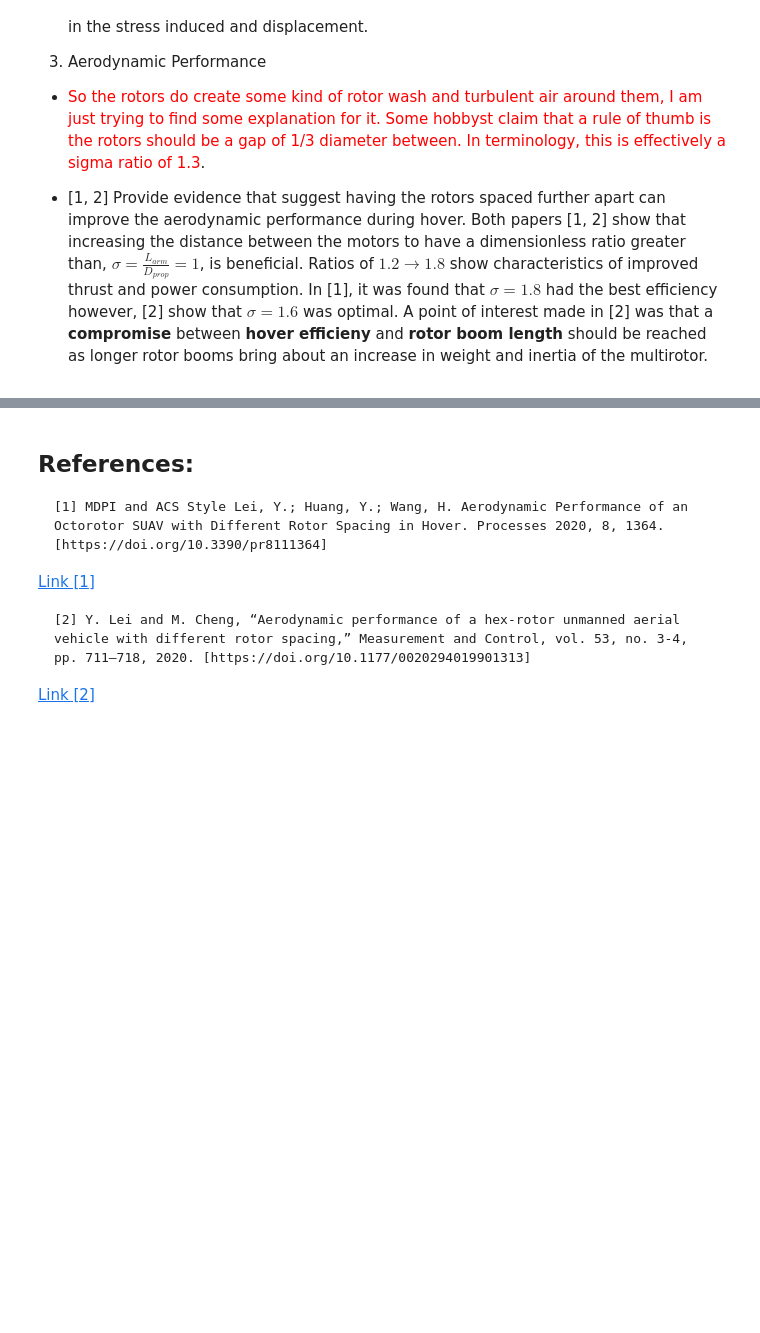
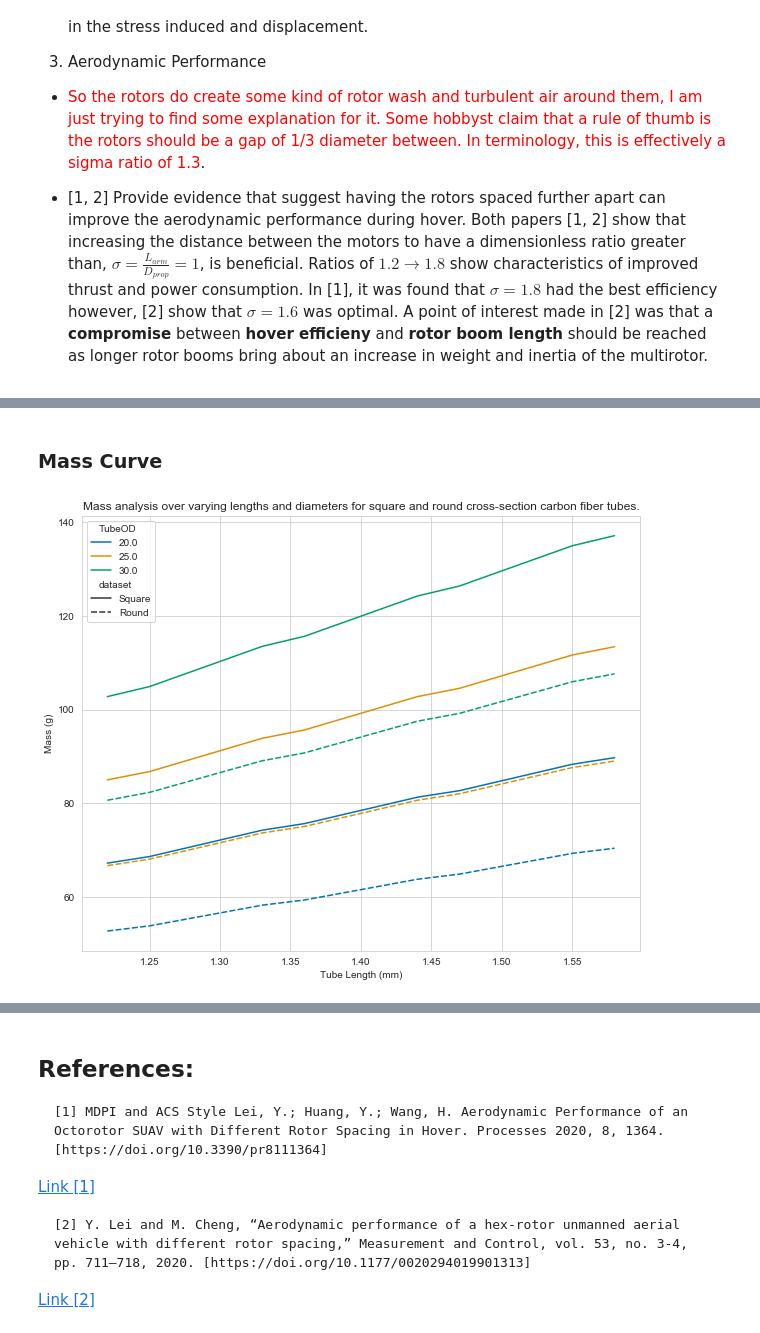
Before and after one commit to MBorrageiro/MScDrone-Py-Notebooks, a Jupyter notebook: rboom-length-analysis/RotorBoomLengthAnalysis.ipynb, the cells around one changed output, grey strips where cells are left out. Cells and saved outputs as stored; diff of their text form; code cells hidden in the pictures; blank space fills up the shorter version.

Commit message:
Update: Analysis and Conclusions

```diff
--- a/rboom-length-analysis/RotorBoomLengthAnalysis.ipynb
+++ b/rboom-length-analysis/RotorBoomLengthAnalysis.ipynb
@@ -177,3 +198,6 @@ dfSquare = pd.read_csv("CSVFiles/clean_CFSquareBoom20Kg2Bolts.csv")
 dfRound = pd.read_csv("CSVFiles/clean_CFRoundBoom20Kg2Bolts.csv")
 
 dfConcat = pd.concat([dfSquare.assign(dataset='Square'), dfRound.assign(dataset='Round')])
+# %%
+boom_data = dfConcat
+boom_data.head()
@@ -245,0 +281,4 @@ The expected response from increasing the rotor boom lengths as the following ef
+# %%
+focusDf = boom_data[(boom_data['AeroRatio']>1.2) & (boom_data['TubeOD']>15) & (boom_data['AeroRatio']<1.6)]
+#focusDf = focusDf[focusDf["TubeOD"]==25]
+focusDf.head()
@@ -245,0 +292,12 @@ The expected response from increasing the rotor boom lengths as the following ef
+# %% [markdown]
+### Mass Curve
+# %%
+fig = plt.figure(figsize=(10,8))
+sns.set_style("whitegrid")
+sns.lineplot(x=focusDf['AeroRatio'],y=focusDf['Mass1'],data=focusDf,hue=focusDf['TubeOD'],style=focusDf['dataset'],palette='colorblind')
+plt.xlabel("Tube Length (mm)")
+plt.ylabel("Mass (g)")
+plt.title("Mass analysis over varying lengths and diameters for square and round cross-section carbon fiber tubes.")
+plt.show()
+# %% [output]
+[figure, added]
```
Also changed, not shown: parts of 26 cells of this notebook.
